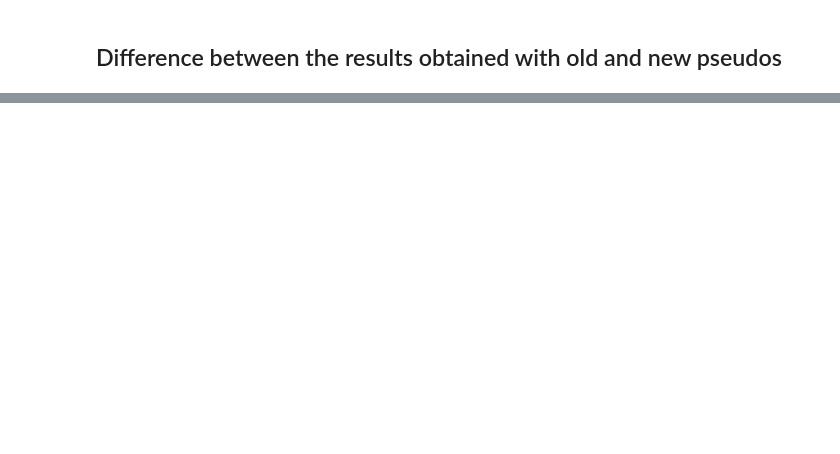
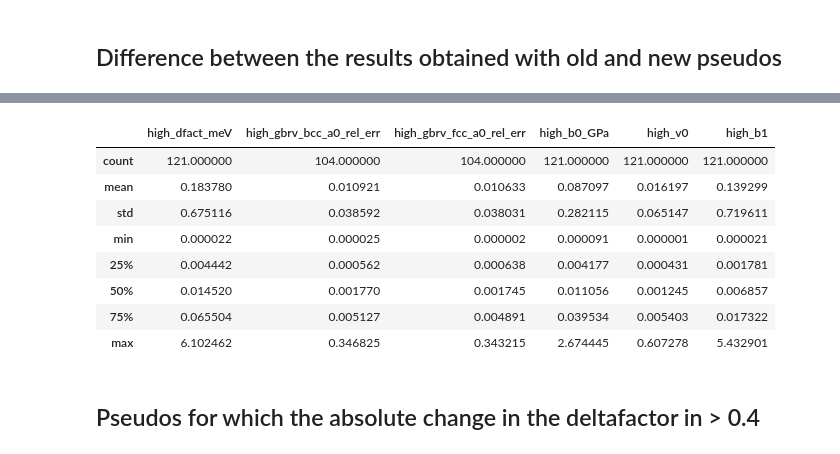
Before and after one commit to abinit/pseudo_dojo, a Jupyter notebook: pseudo_dojo/pseudos/oldvsnew.ipynb, the cells around one changed output, grey strips where cells are left out. Saved outputs shown, nothing was run; the diff lists cells and outputs as text; code cells hidden in the pictures; blank space fills up the shorter version.

```diff
--- a/pseudo_dojo/pseudos/oldvsnew.ipynb
+++ b/pseudo_dojo/pseudos/oldvsnew.ipynb
@@ -111,0 +115,18 @@ new_frame[keys] - old_frame[keys]
+# %%
+# Take absolute value of errors and compute stats
+abserr = new_minus_old.copy()
+for k in abserr.keys():
+    abserr[k] = abserr[k].abs()
+abserr.describe()
+# %% [output]
+|  | high_dfact_meV | high_gbrv_bcc_a0_rel_err | high_gbrv_fcc_a0_rel_err | high_b0_GPa | high_v0 | high_b1 |
+| count | 121.000000 | 104.000000 | 104.000000 | 121.000000 | 121.000000 | 121.000000 |
+| mean | 0.183780 | 0.010921 | 0.010633 | 0.087097 | 0.016197 | 0.139299 |
+| std | 0.675116 | 0.038592 | 0.038031 | 0.282115 | 0.065147 | 0.719611 |
+| min | 0.000022 | 0.000025 | 0.000002 | 0.000091 | 0.000001 | 0.000021 |
+| 25% | 0.004442 | 0.000562 | 0.000638 | 0.004177 | 0.000431 | 0.001781 |
+| 50% | 0.014520 | 0.001770 | 0.001745 | 0.011056 | 0.001245 | 0.006857 |
+| 75% | 0.065504 | 0.005127 | 0.004891 | 0.039534 | 0.005403 | 0.017322 |
+| max | 6.102462 | 0.346825 | 0.343215 | 2.674445 | 0.607278 | 5.432901 |
+# %% [markdown]
+## Pseudos for which the absolute change in the deltafactor in > 0.4
```
Also changed, not shown: parts of 18 cells of this notebook, 1 other file.
